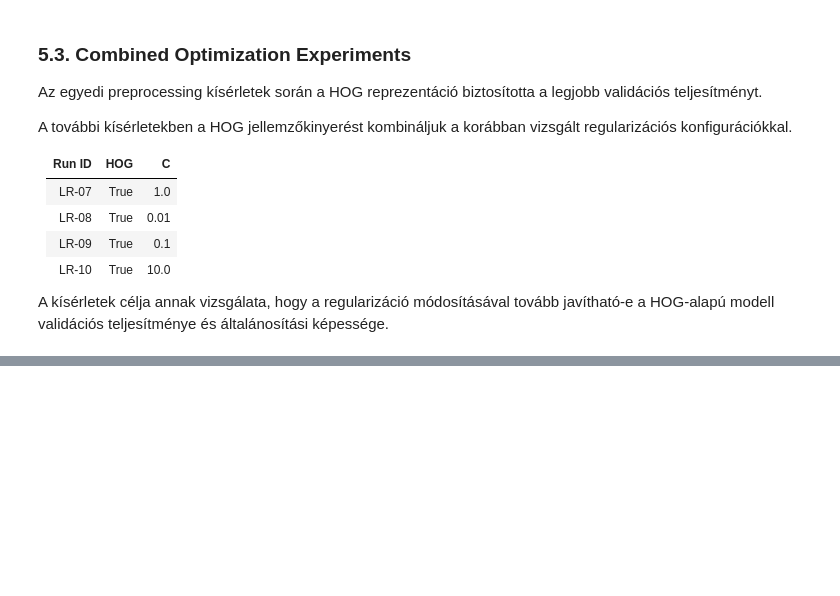
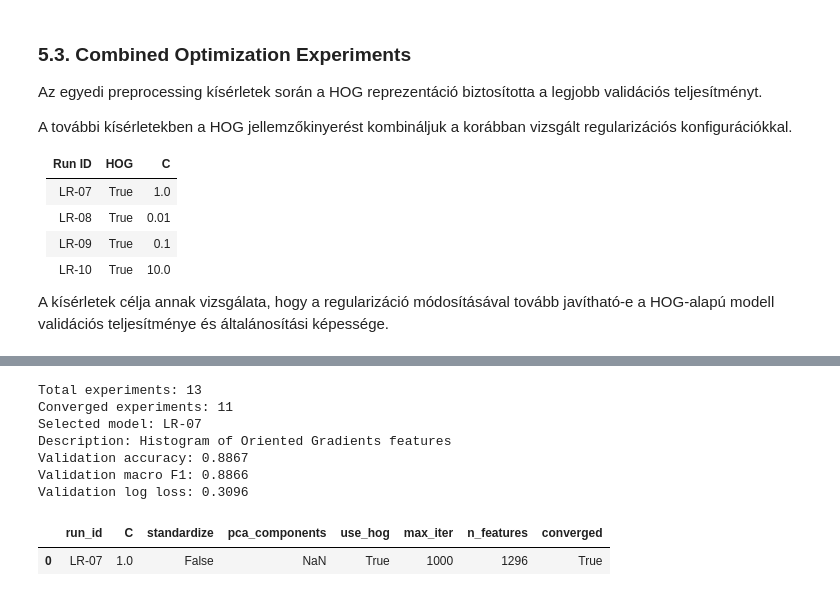
Before and after one commit to aszenas/DLProject_FashionMNIST, a Jupyter notebook: notebooks/02_logistic_regression.ipynb, the cells around one changed output, grey strips where cells are left out. Saved outputs shown, nothing was run; the diff lists cells and outputs as text; code cells hidden in the pictures; blank space fills up the shorter version.

```diff
--- a/notebooks/02_logistic_regression.ipynb
+++ b/notebooks/02_logistic_regression.ipynb
@@ -1820,0 +1923,40 @@ Results saved to: c:\Users\aszen\Desktop\ÓBUDAI MSC\03_2026-2027-1\03_DL\00_Fel
+# %%
+eligible_results = ranked_results[
+    ranked_results["converged"].eq(True)
+].copy()
+
+assert not eligible_results.empty, "No converged models available."
+
+best_result = eligible_results.iloc[0].to_dict()
+best_run_id = best_result["run_id"]
+
+print(f"Total experiments: {len(ranked_results)}")
+print(f"Converged experiments: {len(eligible_results)}")
+print(f"Selected model: {best_run_id}")
+print(f"Description: {best_result['description']}")
+print(f"Validation accuracy: {best_result['val_accuracy']:.4f}")
+print(f"Validation macro F1: {best_result['val_macro_f1']:.4f}")
+print(f"Validation log loss: {best_result['val_log_loss']:.4f}")
+
+pd.DataFrame([best_result])[
+    [
+        "run_id",
+        "C",
+        "standardize",
+        "pca_components",
+        "use_hog",
+        "max_iter",
+        "n_features",
+        "converged",
+    ]
+]
+# %% [output]
+Total experiments: 13
+Converged experiments: 11
+Selected model: LR-07
+Description: Histogram of Oriented Gradients features
+Validation accuracy: 0.8867
+Validation macro F1: 0.8866
+Validation log loss: 0.3096
+|  | run_id | C | standardize | pca_components | use_hog | max_iter | n_features | converged |
+| 0 | LR-07 | 1.0 | False | NaN | True | 1000 | 1296 | True |
```
Also changed, not shown: parts of 5 cells of this notebook.
